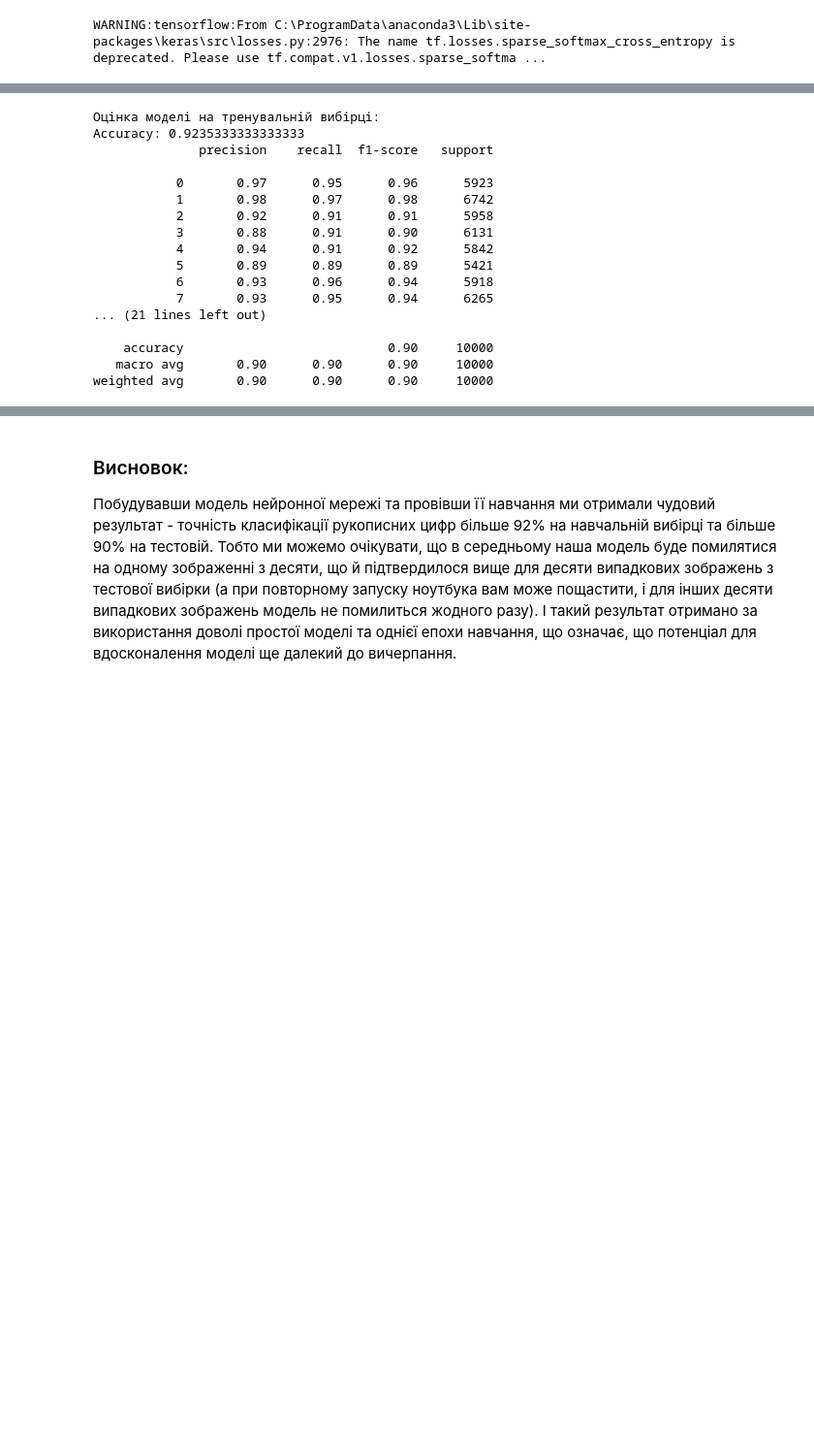
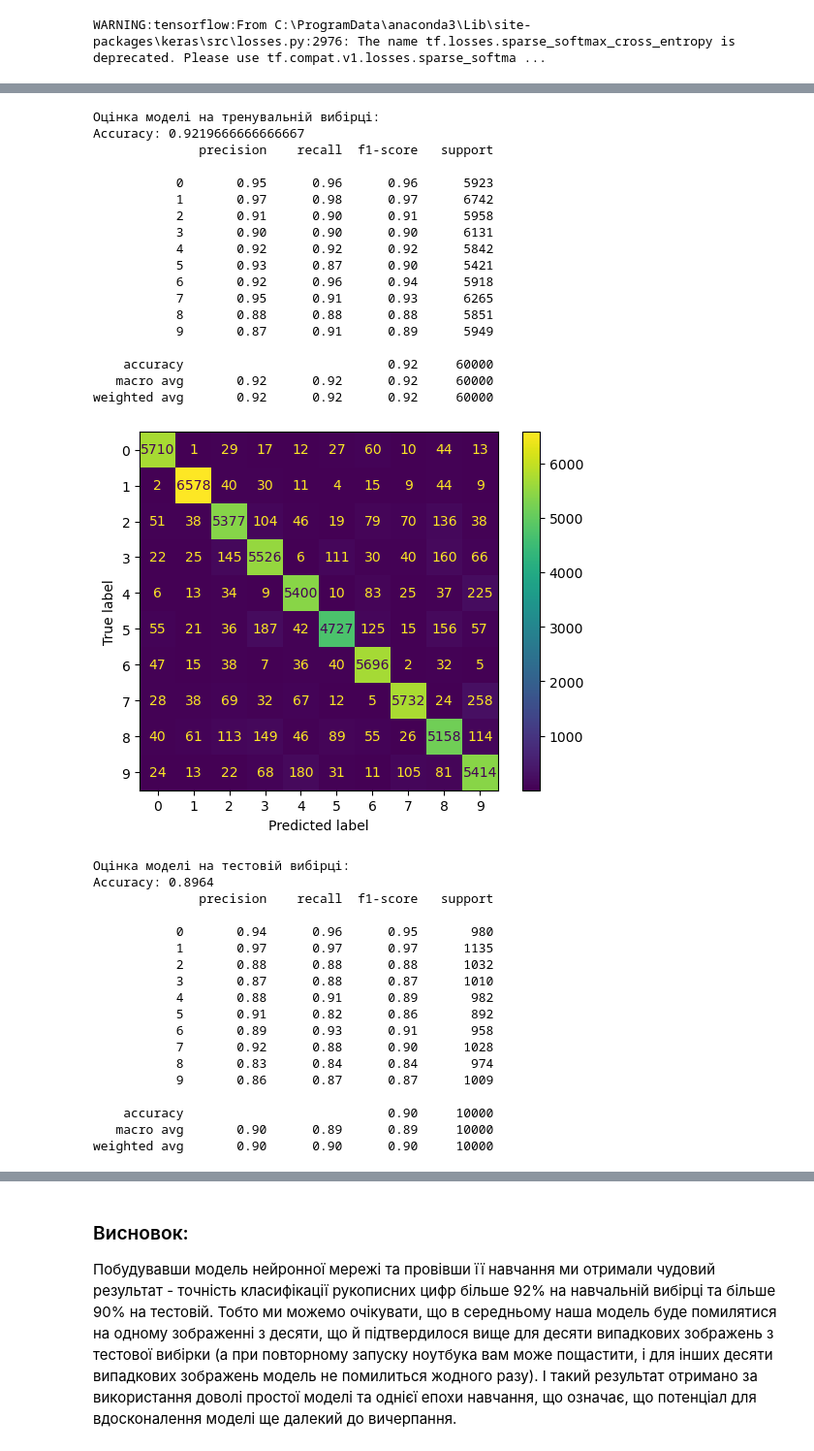
Before and after one commit to FTKV/python-data-science-hw, a Jupyter notebook: hw08/Hw8.ipynb, the cells around one changed output, grey strips where cells are left out. Shown at 97% size. Cells and saved outputs as stored; diff of their text form; code cells hidden in the pictures; blank space fills up the shorter version.

```diff
--- a/hw08/Hw8.ipynb
+++ b/hw08/Hw8.ipynb
@@ -190,34 +190,60 @@ plt.show()
 # %%
 # Обчисліть точність навченої нейромережі
 print("Оцінка моделі на тренувальній вибірці:")
 pred = neural_net(x_train)
 accuracy_value = accuracy(pred, y_train)
 print(f"Accuracy: {tf.get_static_value(accuracy_value)}")
 report = classification_report(y_train, tf.math.argmax(pred, axis=1, output_type=tf.dtypes.int32))
 print(report)
+disp = ConfusionMatrixDisplay(confusion_matrix(y_train, tf.math.argmax(pred, axis=1, output_type=tf.dtypes.int32)))
+disp.plot()
+plt.show()
 
 # Тестування моделі на тестових даних
 print("Оцінка моделі на тестовій вибірці:")
 pred = neural_net(x_test)
 accuracy_value = accuracy(pred, y_test)
 print(f"Accuracy: {tf.get_static_value(accuracy_value)}")
 report = classification_report(y_test, tf.math.argmax(pred, axis=1, output_type=tf.dtypes.int32))
 print(report)
+disp = ConfusionMatrixDisplay(confusion_matrix(y_test, tf.math.argmax(pred, axis=1, output_type=tf.dtypes.int32)))
+disp.plot()
+plt.show()
 # %% [output]
 Оцінка моделі на тренувальній вибірці:
-Accuracy: 0.9235333333333333
+Accuracy: 0.9219666666666667
               precision    recall  f1-score   support
 
-           0       0.97      0.95      0.96      5923
-           1       0.98      0.97      0.98      6742
-           2       0.92      0.91      0.91      5958
-           3       0.88      0.91      0.90      6131
-           4       0.94      0.91      0.92      5842
-           5       0.89      0.89      0.89      5421
-           6       0.93      0.96      0.94      5918
-           7       0.93      0.95      0.94      6265
-... (21 lines left out)
+           0       0.95      0.96      0.96      5923
+           1       0.97      0.98      0.97      6742
+           2       0.91      0.90      0.91      5958
+           3       0.90      0.90      0.90      6131
+           4       0.92      0.92      0.92      5842
+           5       0.93      0.87      0.90      5421
+           6       0.92      0.96      0.94      5918
+           7       0.95      0.91      0.93      6265
+           8       0.88      0.88      0.88      5851
+           9       0.87      0.91      0.89      5949
 
-    accuracy                           0.90     10000
-   macro avg       0.90      0.90      0.90     10000
-weighted avg       0.90      0.90      0.90     10000
+    accuracy                           0.92     60000
+   macro avg       0.92      0.92      0.92     60000
+weighted avg       0.92      0.92      0.92     60000
+[figure, added]
+Оцінка моделі на тестовій вибірці:
+Accuracy: 0.8964
+              precision    recall  f1-score   support
+
+           0       0.94      0.96      0.95       980
+           1       0.97      0.97      0.97      1135
+           2       0.88      0.88      0.88      1032
+           3       0.87      0.88      0.87      1010
+           4       0.88      0.91      0.89       982
+           5       0.91      0.82      0.86       892
+           6       0.89      0.93      0.91       958
+           7       0.92      0.88      0.90      1028
+           8       0.83      0.84      0.84       974
+           9       0.86      0.87      0.87      1009
+
+    accuracy                           0.90     10000
+   macro avg       0.90      0.89      0.89     10000
+weighted avg       0.90      0.90      0.90     10000
```
Also changed, not shown: parts of 4 cells of this notebook, 1 other file.
